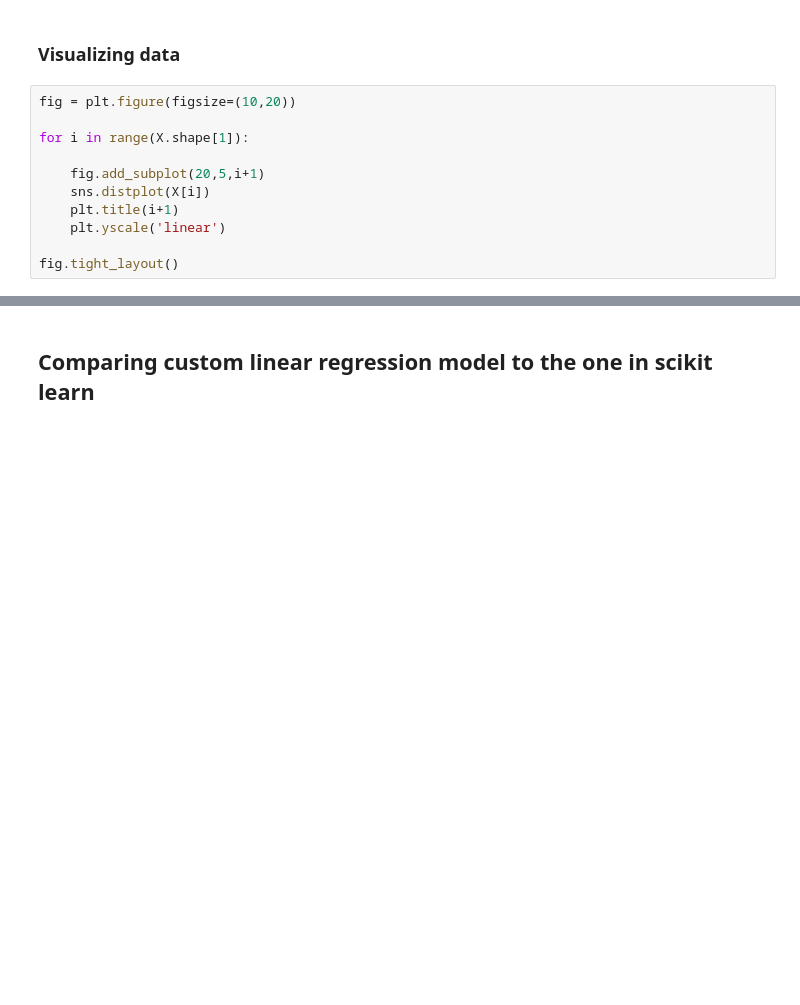
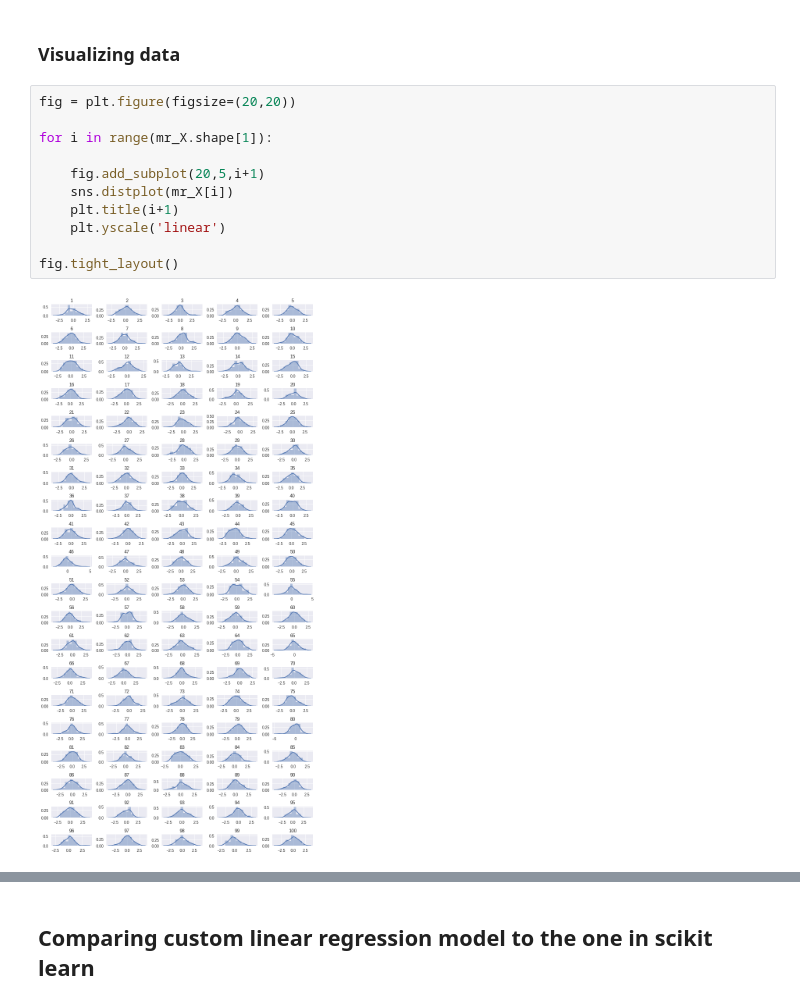
Before and after one commit to jatatman/Cap, a Jupyter notebook: ipynb/Linear_Regression-Make_Regression.ipynb, the cells around one changed output, grey strips where cells are left out. Cells and saved outputs as stored; diff of their text form; blank space fills up the shorter version.

```diff
--- a/ipynb/Linear_Regression-Make_Regression.ipynb
+++ b/ipynb/Linear_Regression-Make_Regression.ipynb
@@ -23,14 +22,16 @@ mr_X, mr_y = make_regression(n_samples=100, n_features = 100, n_informative = 10
 # %% [markdown]
 ### Visualizing data
 # %%
-fig = plt.figure(figsize=(10,20))
+fig = plt.figure(figsize=(20,20))
 
-for i in range(X.shape[1]):
+for i in range(mr_X.shape[1]):
 
     fig.add_subplot(20,5,i+1)
-    sns.distplot(X[i])
+    sns.distplot(mr_X[i])
     plt.title(i+1)
     plt.yscale('linear')
 
 fig.tight_layout()
+# %% [output]
+[figure, added]
 # %%
```
Also changed, not shown: parts of 41 cells of this notebook, 15 other files.
